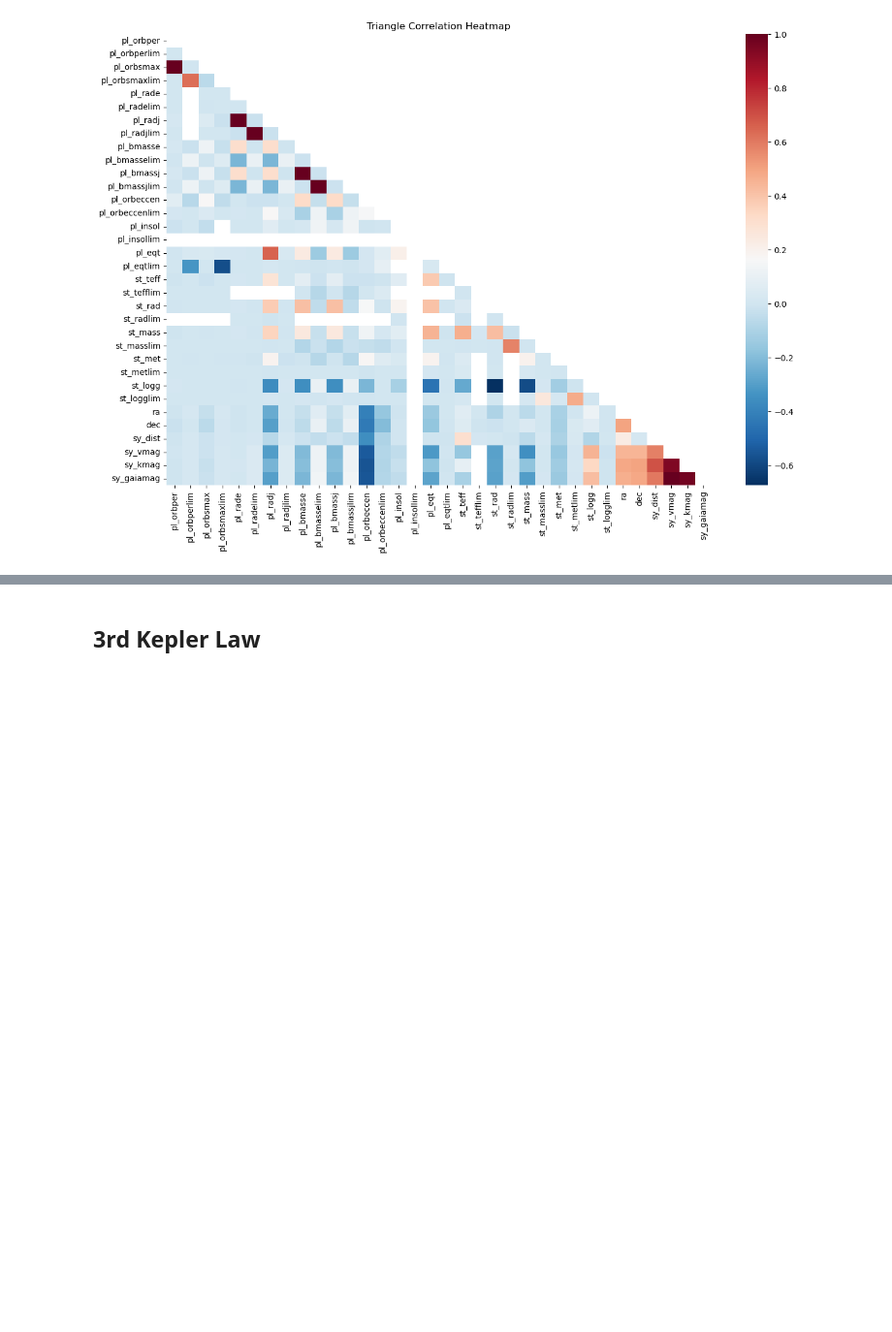
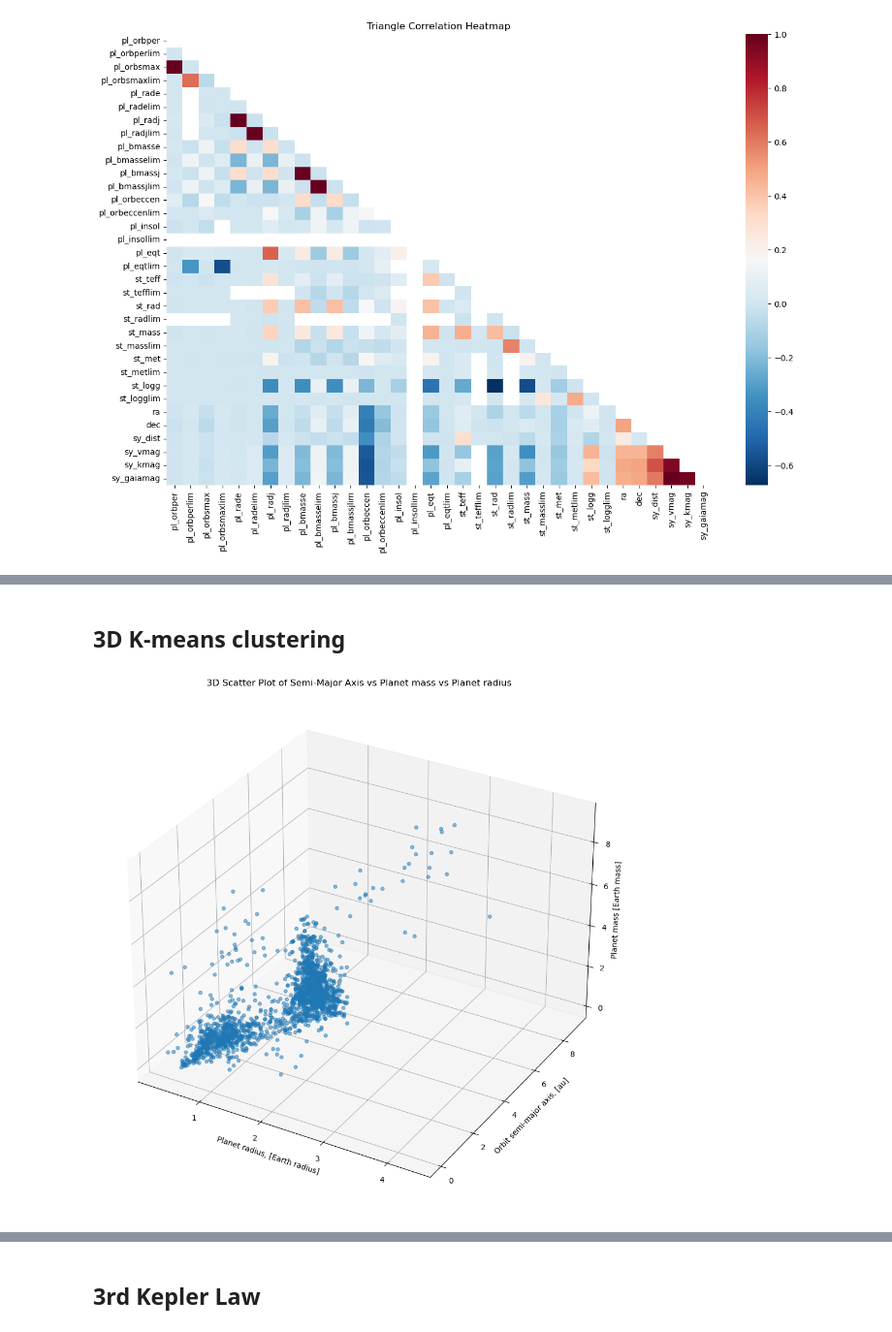
Before and after one commit to 314sirius/ML-examples, a Jupyter notebook: Example3/Exoplanets.ipynb, the cells around one changed output, grey strips where cells are left out. Shown at 97% size. Cells and saved outputs as stored; diff of their text form; code cells hidden in the pictures; blank space fills up the shorter version.

Commit message:
3D clustering added

```diff
--- a/Example3/Exoplanets.ipynb
+++ b/Example3/Exoplanets.ipynb
@@ -229,0 +288,32 @@ plt.show()
+# %% [markdown]
+## 3D K-means clustering
+# %%
+from mpl_toolkits.mplot3d import Axes3D
+
+# Assuming your data is in floats_main dataframe
+
+fig = plt.figure(figsize=(10, 10))
+ax = fig.add_subplot(111, projection='3d')
+
+ax.scatter(xs=floats_main['pl_rade'],
+           ys=floats_main['pl_orbsmax'],
+           zs=floats_main['pl_bmasse'],
+           alpha=0.5)
+
+# Set axis labels
+ax.set_xlabel("Planet radius, [Earth radius]")
+ax.set_ylabel("Orbit semi-major axis, [au]")
+ax.set_zlabel("Planet mass [Earth mass]")
+
+ax.set_title('3D Scatter Plot of Semi-Major Axis vs Planet mass vs Planet radius')
+
+ax.zaxis.labelpad = 0
+# Add grid
+ax.grid(True)
+
+# Adjust layout
+plt.tight_layout()
+
+plt.show()
+# %% [output]
+[figure, added]
```
Also changed, not shown: parts of 40 cells of this notebook.
